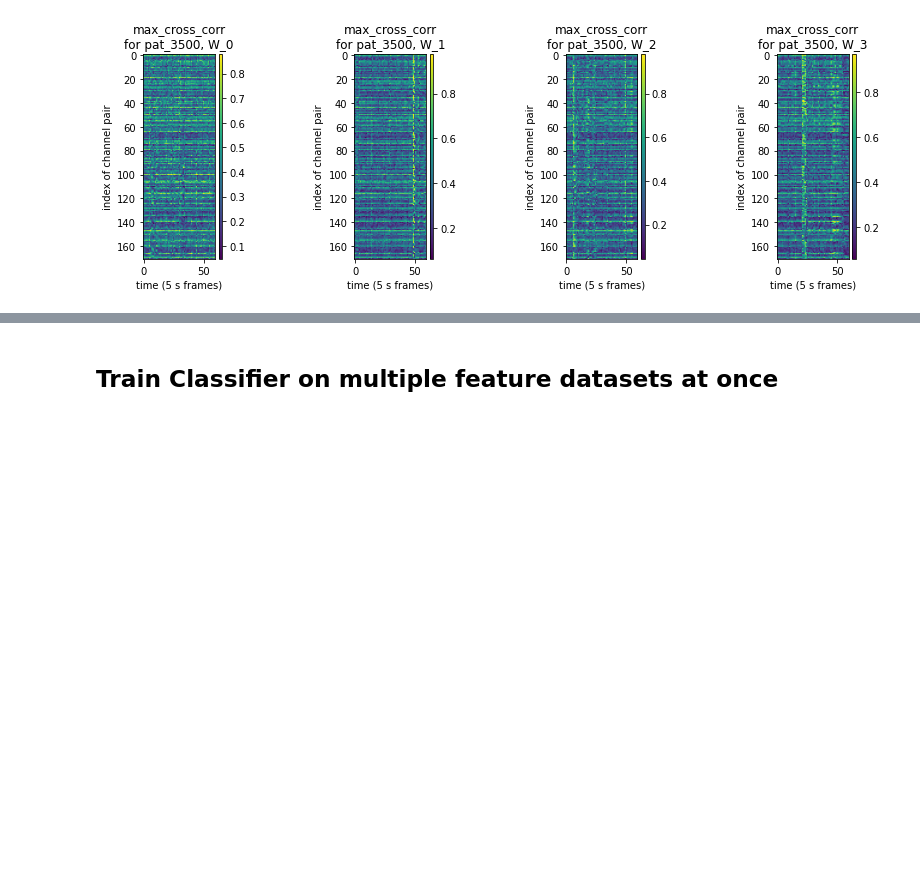
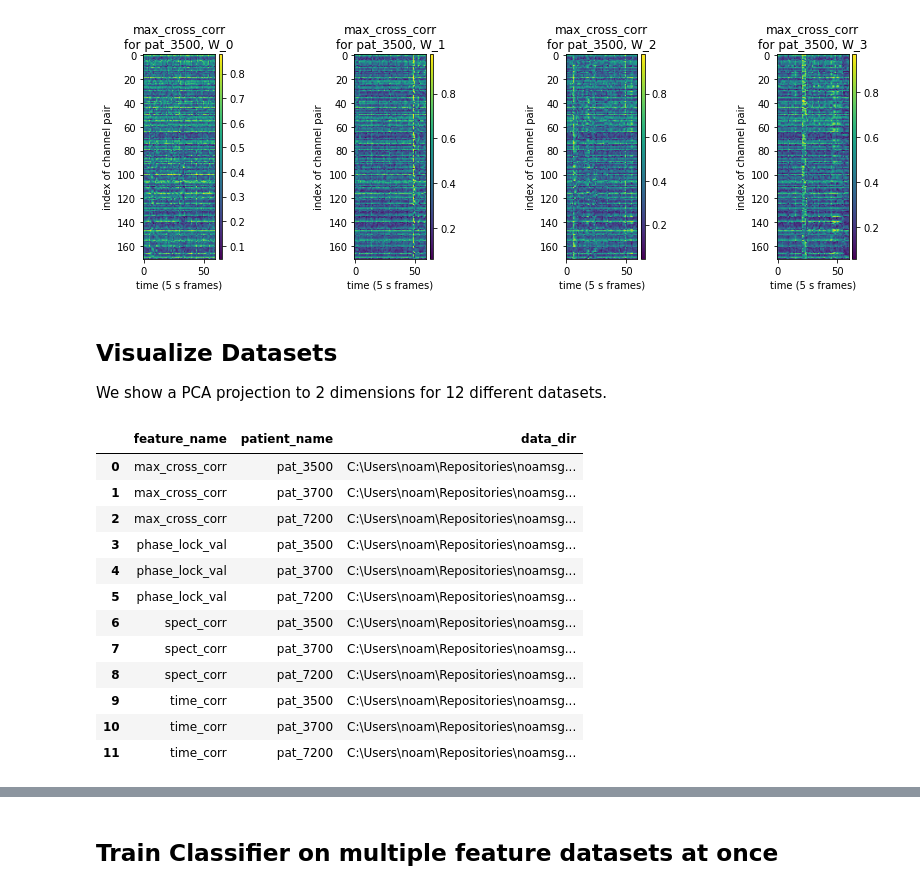
Before and after one commit to noamsgl/msc, a Jupyter notebook: scripts/psp/training/PSPReport.ipynb, the cells around one changed output, grey strips where cells are left out. Cells and saved outputs as stored; diff of their text form; code cells hidden in the pictures; blank space fills up the shorter version.

```diff
--- a/scripts/psp/training/PSPReport.ipynb
+++ b/scripts/psp/training/PSPReport.ipynb
@@ -150,3 +152,23 @@ plt.tight_layout()
 plt.show()
 # %% [output]
 [figure]
+# %% [markdown]
+## Visualize Datasets
+We show a PCA projection to 2 dimensions for 12 different datasets.
+# %%
+datasets_df = get_datasets_df()
+datasets_df
+# %% [output]
+|  | feature_name | patient_name | data_dir |
+| 0 | max_cross_corr | pat_3500 | C:\Users\noam\Repositories\noamsg... |
+| 1 | max_cross_corr | pat_3700 | C:\Users\noam\Repositories\noamsg... |
+| 2 | max_cross_corr | pat_7200 | C:\Users\noam\Repositories\noamsg... |
+| 3 | phase_lock_val | pat_3500 | C:\Users\noam\Repositories\noamsg... |
+| 4 | phase_lock_val | pat_3700 | C:\Users\noam\Repositories\noamsg... |
+| 5 | phase_lock_val | pat_7200 | C:\Users\noam\Repositories\noamsg... |
+| 6 | spect_corr | pat_3500 | C:\Users\noam\Repositories\noamsg... |
+| 7 | spect_corr | pat_3700 | C:\Users\noam\Repositories\noamsg... |
+| 8 | spect_corr | pat_7200 | C:\Users\noam\Repositories\noamsg... |
+| 9 | time_corr | pat_3500 | C:\Users\noam\Repositories\noamsg... |
+| 10 | time_corr | pat_3700 | C:\Users\noam\Repositories\noamsg... |
+| 11 | time_corr | pat_7200 | C:\Users\noam\Repositories\noamsg... |
```
Also changed, not shown: parts of 3 cells of this notebook, 2 other files.
